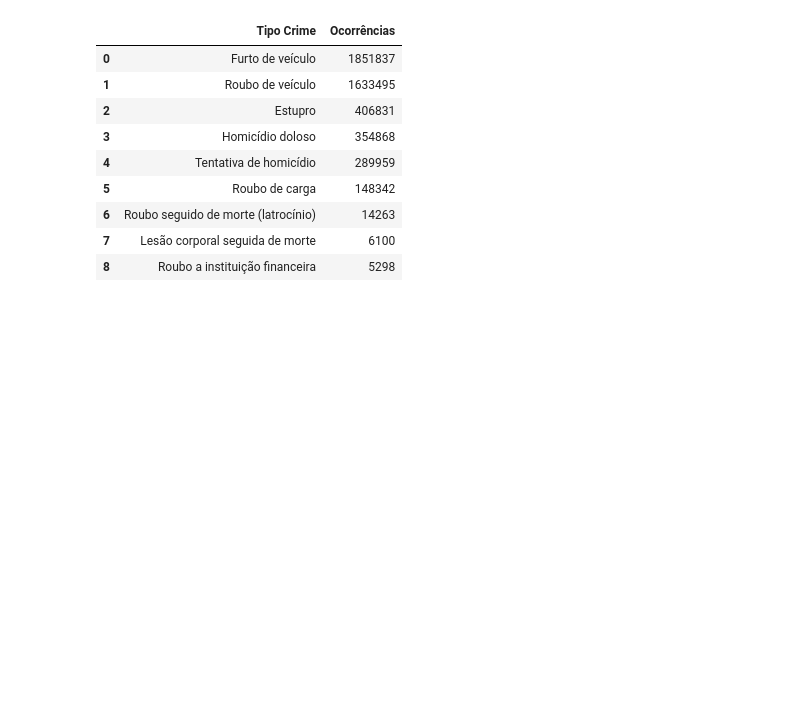
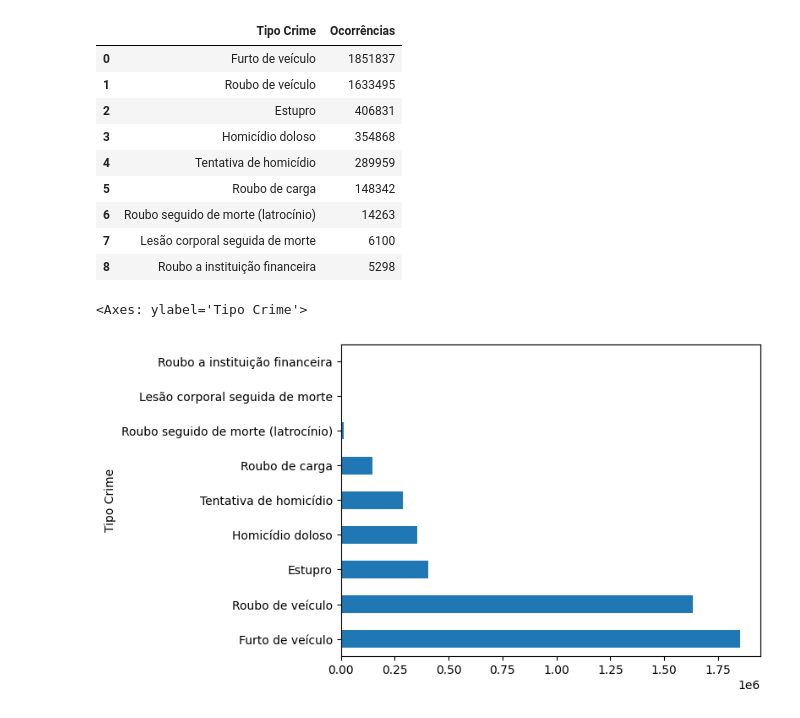
Before and after one commit to Marcelo-Silvestre/Analise_Dados_Boas_Praticas_PUCRIO, a Jupyter notebook: Notebooks/mvp_crimes_uf.ipynb, the cells around one changed output. Drawn from its saved outputs; the diff is of its cells as text; code cells hidden in the pictures; blank space fills up the shorter version.

```diff
--- a/Notebooks/mvp_crimes_uf.ipynb
+++ b/Notebooks/mvp_crimes_uf.ipynb
@@ -203,3 +203,8 @@ df_crimes_sort
 | 6 | Roubo seguido de morte (latrocínio) | 14263 |
 | 7 | Lesão corporal seguida de morte | 6100 |
 | 8 | Roubo a instituição financeira | 5298 |
+# %%
+df_crimes_sort.plot(kind='barh', x='Tipo Crime',y='Ocorrências',legend=False)
+# %% [output]
+<Axes: ylabel='Tipo Crime'>
+[figure, added]
```
